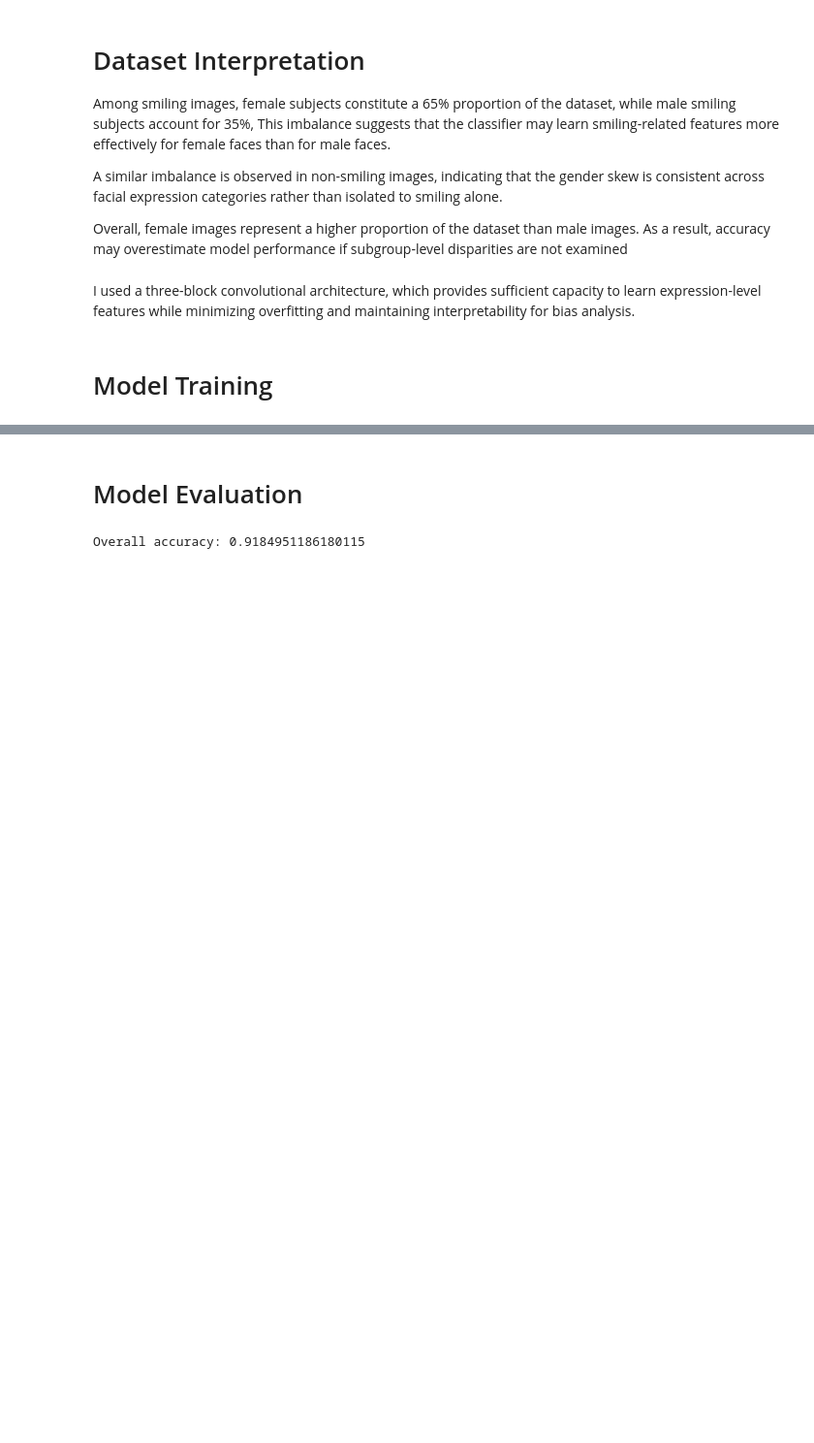
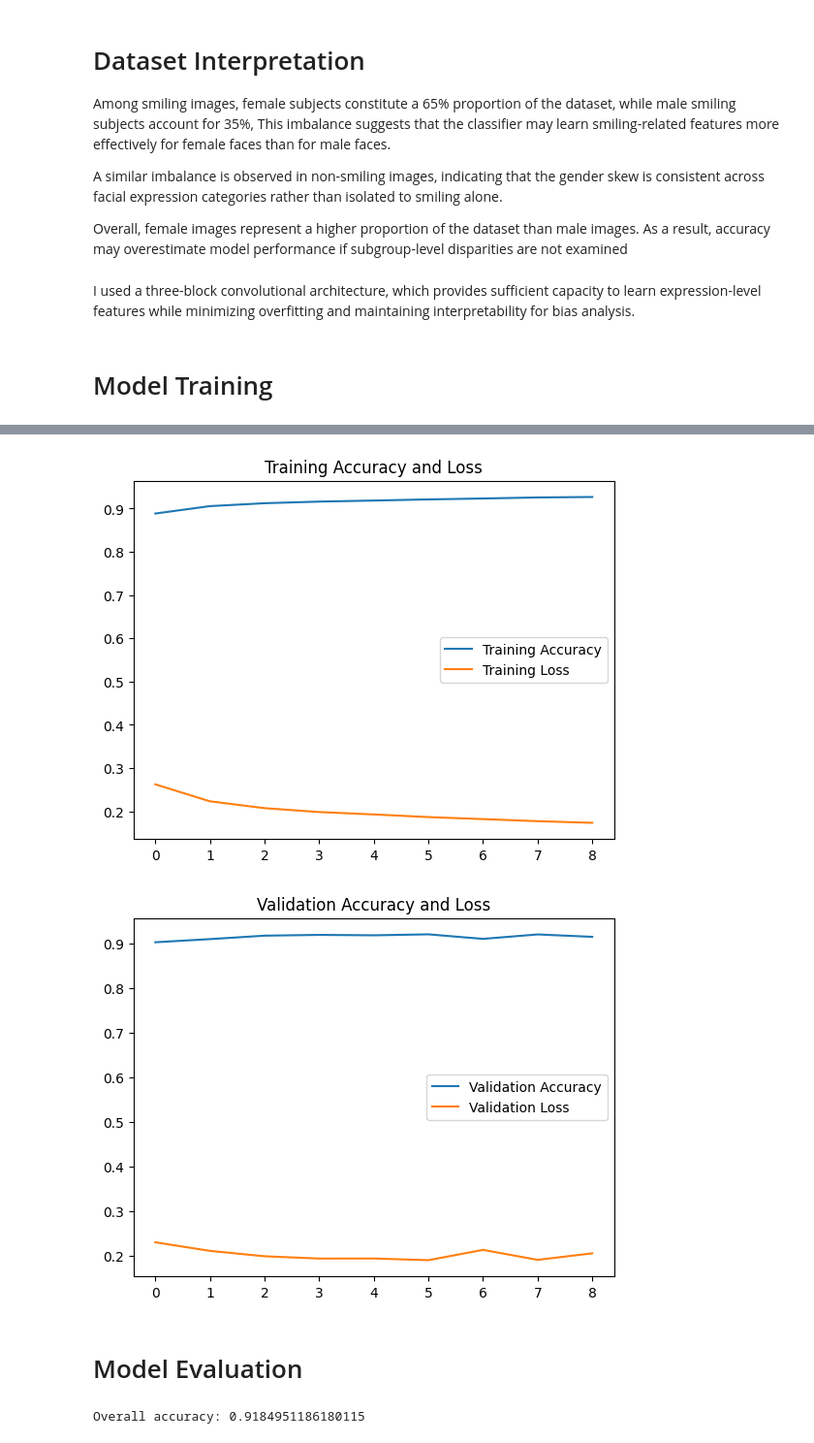
Before and after one commit to meniquejojo/Image-Classification-and-bias-model, a Jupyter notebook: Notebooks/bias_model.ipynb, the cells around one changed output, grey strips where cells are left out. Shown at 97% size. Saved outputs shown, nothing was run; the diff lists cells and outputs as text; code cells hidden in the pictures; blank space fills up the shorter version.

```diff
--- a/Notebooks/bias_model.ipynb
+++ b/Notebooks/bias_model.ipynb
@@ -270,6 +271,31 @@ Epoch 8/30
 5087/5087 ━━━━━━━━━━━━━━━━━━━━ 177s 35ms/step - accuracy: 0.9256 - loss: 0.1774 - val_accuracy: 0.9206 - val_loss: 0.1901
 Epoch 9/30
 5087/5087 ━━━━━━━━━━━━━━━━━━━━ 183s 36ms/step - accuracy: 0.9267 - loss: 0.1736 - val_accuracy: 0.9152 - val_loss: 0.2048
+# %%
+accuracy = training_history.history['accuracy']
+val_accuracy = training_history.history['val_accuracy']
+
+loss = training_history.history['loss']
+val_loss = training_history.history['val_loss']
+
+epochs = range(len(accuracy))
+
+plt.figure()
+plt.plot(epochs, accuracy, label='Training Accuracy')
+plt.plot(epochs, loss, label='Training Loss')
+plt.legend()
+plt.title('Training Accuracy and Loss')
+
+plt.figure()
+plt.plot(epochs, val_accuracy, label='Validation Accuracy')
+plt.plot(epochs, val_loss, label='Validation Loss')
+plt.legend()
+plt.title('Validation Accuracy and Loss')
+
+plt.show()
+# %% [output]
+[figure, added]
+[figure, added]
 # %% [markdown]
 # Model Evaluation
 # %%
```
Also changed, not shown: parts of 7 cells of this notebook.
